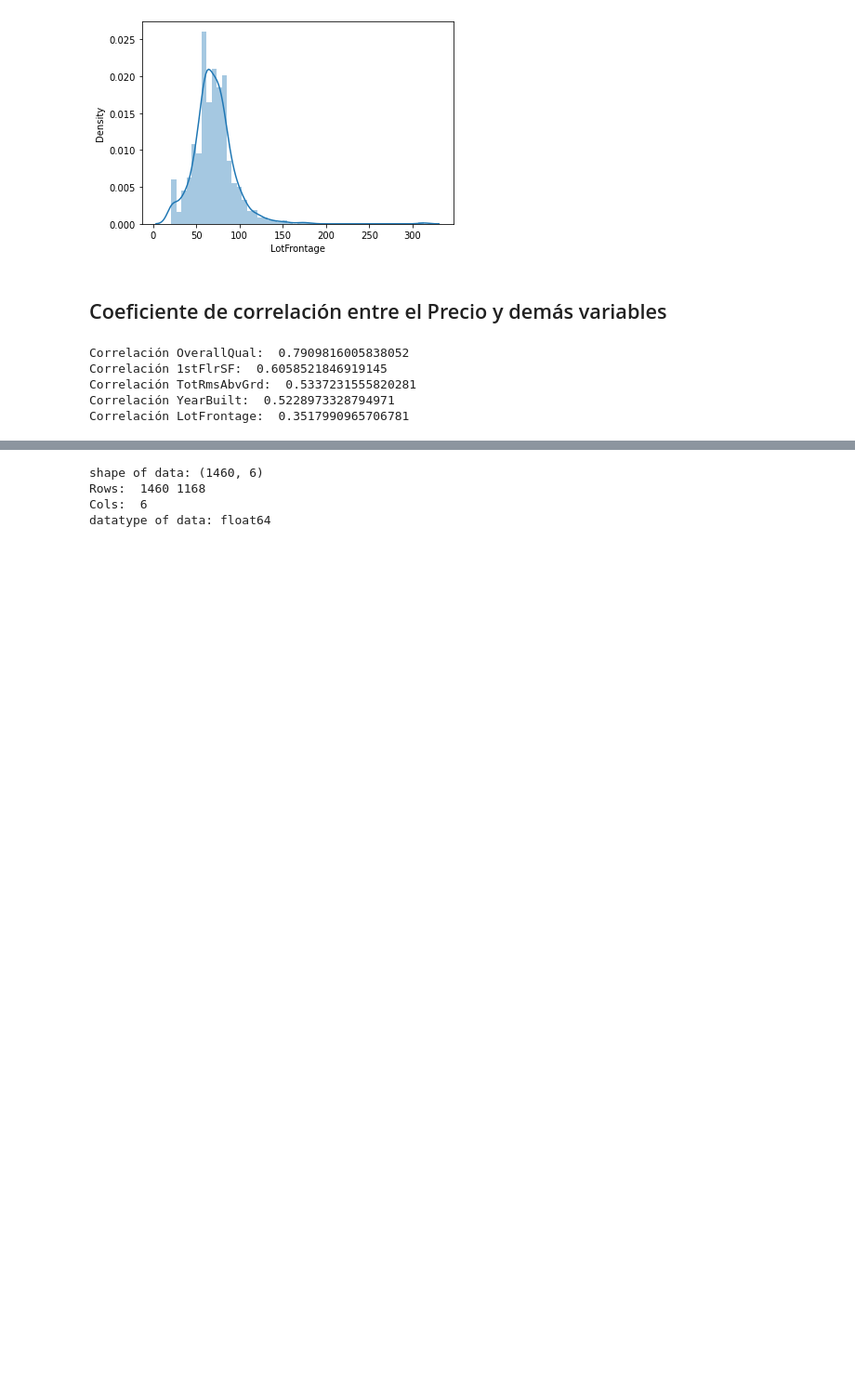
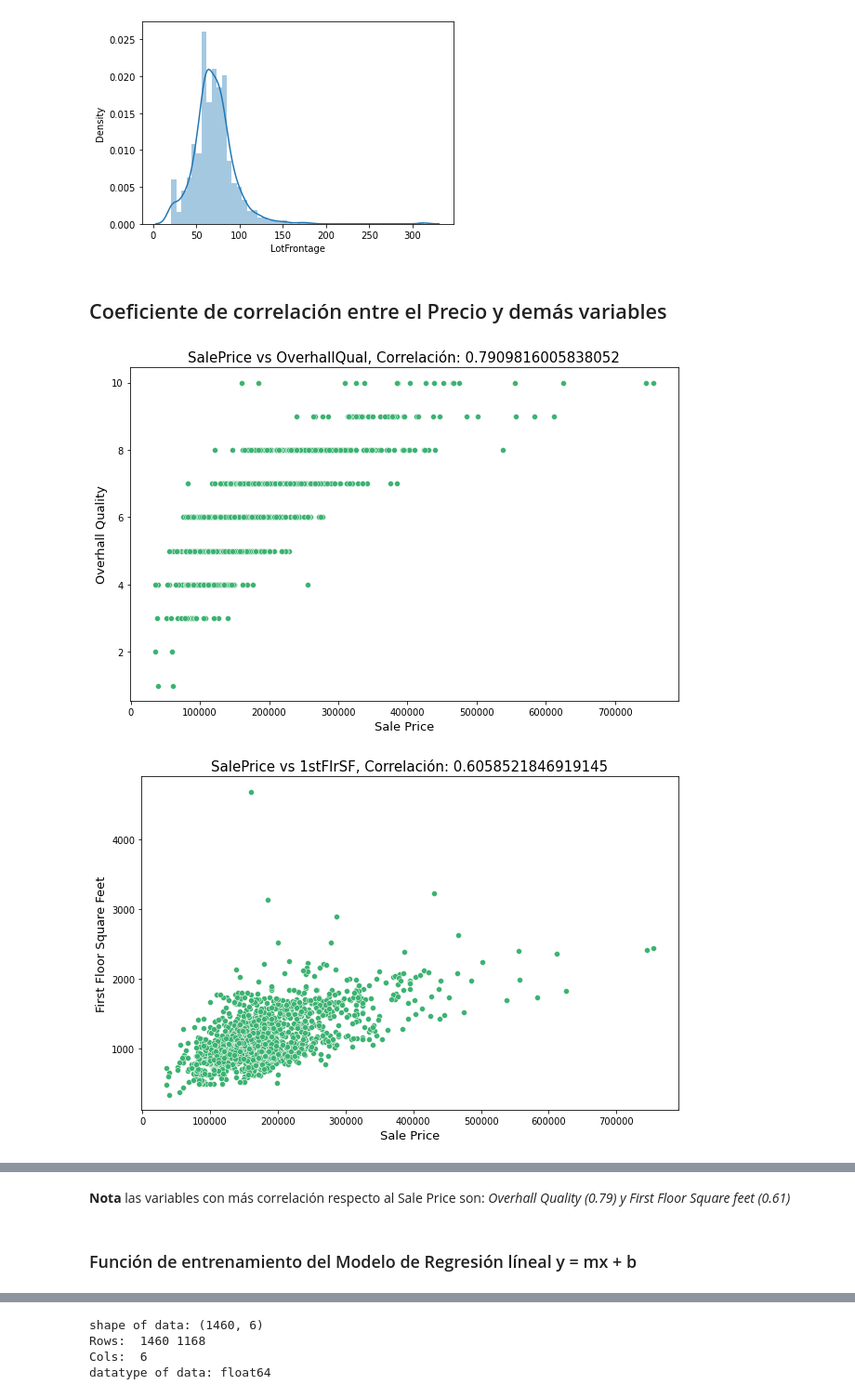
Before and after one commit to leasgithub/DSPython, a Jupyter notebook: ProyectoFinalPredicciónDePreciosDeCasas.ipynb, the cells around one changed output, grey strips where cells are left out. Shown: that part at 93% size. Saved outputs shown, nothing was run; the diff lists cells and outputs as text; code cells hidden in the pictures; blank space fills up the shorter version.

```diff
--- a/ProyectoFinalPredicciónDePreciosDeCasas.ipynb
+++ b/ProyectoFinalPredicciónDePreciosDeCasas.ipynb
@@ -11,6 +11,17 @@ import matplotlib as mp
 import matplotlib.pyplot as plt
 #pip install scikit-learn
 import sklearn as sk
+# %%
+def f_spgraph(p_x, p_y,p_title,p_xlabel, p_ylabel):
+    plt.figure(figsize = (9, 6))
+    sns.scatterplot(x = p_x, y = p_y, color = 'mediumseagreen')
+    plt.title(p_title, fontdict = {'fontsize':15})
+    maxDist = max(max(p_y), max(p_x)) # Code from Mahdi's lecture
+    minDist = min(min(p_y), min(p_x)) # Code from Mahdi's lecture
+    #sns.lineplot((minDist, maxDist), (minDist, maxDist), color = 'mediumblue', alpha = 0.7) # Similar to Mahdi's code, but done with Seaborn
+    plt.xlabel(p_xlabel, fontdict= {'fontsize':13})
+    plt.ylabel(p_ylabel, fontdict= {'fontsize':13})
+    plt.tight_layout();
 # %%
 #importar archivo
 datos = np.load("proyecto_training_data.npy")
@@ -71,14 +82,26 @@ for column in df.columns:
 # %%
 from scipy import stats
 from scipy.stats import pearsonr
-print('Correlación OverallQual: ', df['SalePrice'].corr(df['OverallQual'], method='pearson'))
-print('Correlación 1stFlrSF: ', df['SalePrice'].corr(df['1stFlrSF'], method='pearson'))
-print('Correlación TotRmsAbvGrd: ', df['SalePrice'].corr(df['TotRmsAbvGrd'], method='pearson'))
-print('Correlación YearBuilt: ', df['SalePrice'].corr(df['YearBuilt'], method='pearson'))
-print('Correlación LotFrontage: ', df['SalePrice'].corr(df['LotFrontage'], method='pearson'))
+
+##print('Correlación OverallQual: ', df['SalePrice'].corr(df['OverallQual'], method='pearson'))
+v_corr_oq = df['SalePrice'].corr(df['OverallQual'], method='pearson')
+f_spgraph(df['SalePrice'], df['OverallQual'],'SalePrice vs OverhallQual, Correlación: '+ str(v_corr_oq),'Sale Price', 'Overhall Quality')
+
+#print('Correlación 1stFlrSF: ', df['SalePrice'].corr(df['1stFlrSF'], method='pearson'))
+v_corr_ff = df['SalePrice'].corr(df['1stFlrSF'], method='pearson')
+f_spgraph(df['SalePrice'], df['1stFlrSF'],'SalePrice vs 1stFlrSF, Correlación: '+ str(v_corr_ff),'Sale Price', 'First Floor Square Feet')
+
+#print('Correlación TotRmsAbvGrd: ', df['SalePrice'].corr(df['TotRmsAbvGrd'], method='pearson'))
+v_corr_ar = df['SalePrice'].corr(df['TotRmsAbvGrd'], method='pearson')
+f_spgraph(df['SalePrice'], df['TotRmsAbvGrd'],'SalePrice vs TotRmsAbvGrd, Correlación: '+ str(v_corr_ar),'Sale Price', 'Total rooms above grade')
+
+#print('Correlación YearBuilt: ', df['SalePrice'].corr(df['YearBuilt'], method='pearson'))
+v_corr_yb = df['SalePrice'].corr(df['YearBuilt'], method='pearson')
+f_spgraph(df['SalePrice'], df['YearBuilt'],'SalePrice vs YearBuilt, Correlación: '+ str(v_corr_yb),'Sale Price', 'Year Built')
+
+#print('Correlación LotFrontage: ', df['SalePrice'].corr(df['LotFrontage'], method='pearson'))
+v_corr_lf = df['SalePrice'].corr(df['LotFrontage'], method='pearson')
+f_spgraph(df['SalePrice'], df['LotFrontage'],'SalePrice vs LotFrontage, Correlación: '+ str(v_corr_lf),'Sale Price', 'Lot Frontage')
 # %% [output]
-Correlación OverallQual:  0.7909816005838052
-Correlación 1stFlrSF:  0.6058521846919145
-Correlación TotRmsAbvGrd:  0.5337231555820281
-Correlación YearBuilt:  0.5228973328794971
-Correlación LotFrontage:  0.3517990965706781
+[figure, added]
+[figure, added]
@@ -84,0 +111,4 @@ Correlación LotFrontage:  0.3517990965706781
+# %% [markdown]
+**Nota** las variables con más correlación respecto al Sale Price son: *Overhall Quality (0.79) y First Floor Square feet (0.61)*
+# %% [markdown]
+### Función de entrenamiento del Modelo de Regresión líneal y = mx + b
```
Also changed, not shown: parts of 6 cells of this notebook.
